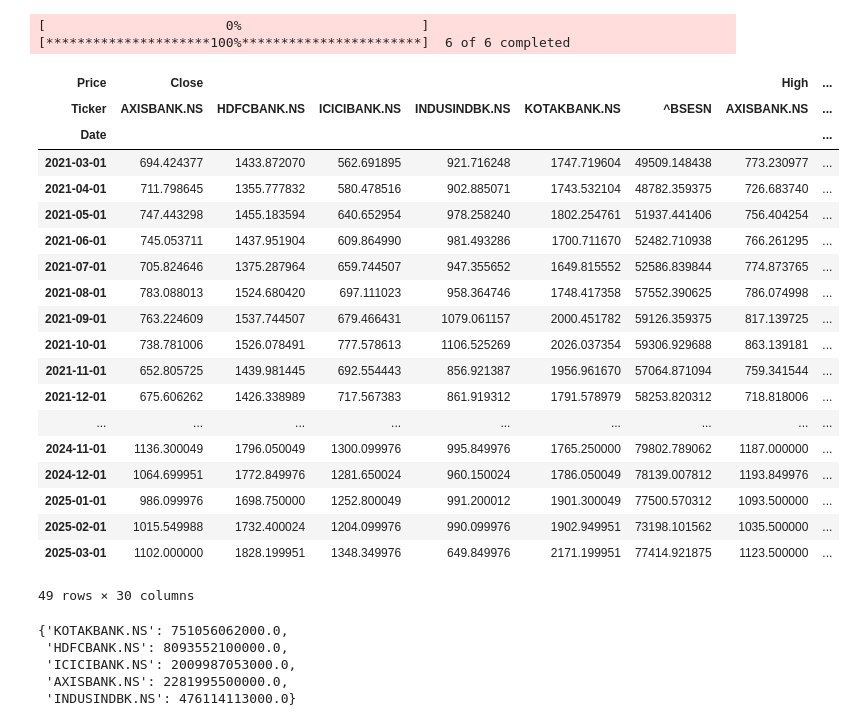
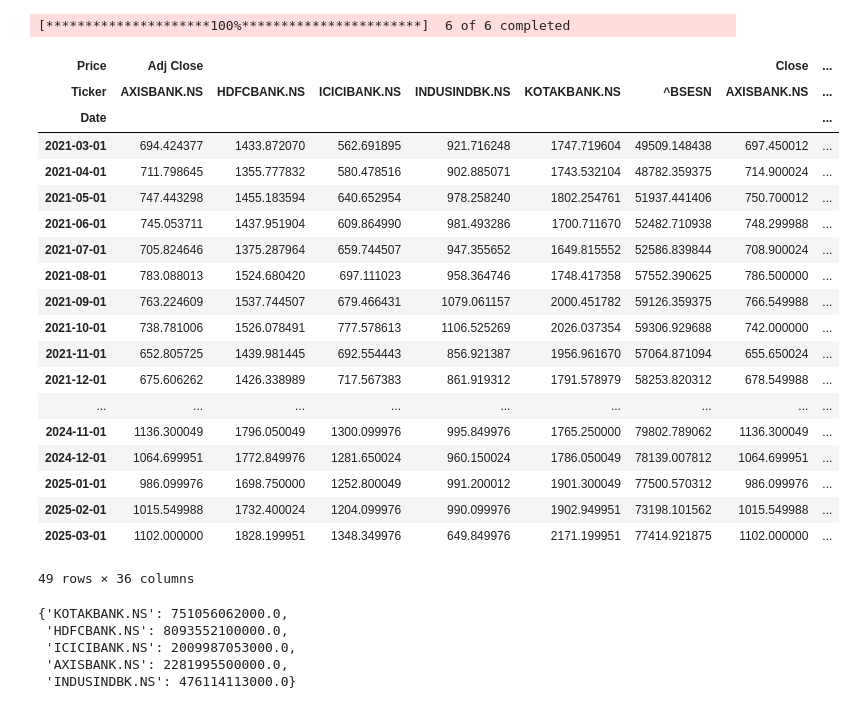
Before and after one commit to Rishi-Bharadwaj/Applied-AI-in-Finance, a Jupyter notebook: FM/fm.ipynb, the cells around one changed output. Drawn from its saved outputs; the diff is of its cells as text; code cells hidden in the pictures.

```diff
--- a/FM/fm.ipynb
+++ b/FM/fm.ipynb
@@ -1,41 +1,41 @@
 # %%
 import pandas as pd
 import numpy as np
 import yfinance as yf
 import matplotlib.pyplot as plt
 import statsmodels.api as sm
 import warnings
 from sklearn.linear_model import LinearRegression
 warnings.filterwarnings('ignore')
-
+tax_rate=0.25
 risk_free_rate=.0687
 tickers = ['^BSESN','KOTAKBANK.NS', 'HDFCBANK.NS', 'ICICIBANK.NS', 'AXISBANK.NS' ,'INDUSINDBK.NS']
 start_date = "2021-03-01"
 end_date = "2025-3-31"
-data = yf.download(tickers, start=start_date, end=end_date,threads=False,interval='1mo')
+data = yf.download(tickers, start=start_date, end=end_date,threads=False,interval='1mo',auto_adjust=False)
 data
 # %% [output]
-[                       0%                       ][*********************100%***********************]  6 of 6 completed
+[*********************100%***********************]  6 of 6 completed
-| Price | Close |  |  |  |  |  | High | ... |
+| Price | Adj Close |  |  |  |  |  | Close | ... |
 | Ticker | AXISBANK.NS | HDFCBANK.NS | ICICIBANK.NS | INDUSINDBK.NS | KOTAKBANK.NS | ^BSESN | AXISBANK.NS | ... |
 | Date |  |  |  |  |  |  |  | ... |
-| 2021-03-01 | 694.424377 | 1433.872070 | 562.691895 | 921.716248 | 1747.719604 | 49509.148438 | 773.230977 | ... |
-| 2021-04-01 | 711.798645 | 1355.777832 | 580.478516 | 902.885071 | 1743.532104 | 48782.359375 | 726.683740 | ... |
-| 2021-05-01 | 747.443298 | 1455.183594 | 640.652954 | 978.258240 | 1802.254761 | 51937.441406 | 756.404254 | ... |
-| 2021-06-01 | 745.053711 | 1437.951904 | 609.864990 | 981.493286 | 1700.711670 | 52482.710938 | 766.261295 | ... |
-| 2021-07-01 | 705.824646 | 1375.287964 | 659.744507 | 947.355652 | 1649.815552 | 52586.839844 | 774.873765 | ... |
-| 2021-08-01 | 783.088013 | 1524.680420 | 697.111023 | 958.364746 | 1748.417358 | 57552.390625 | 786.074998 | ... |
-| 2021-09-01 | 763.224609 | 1537.744507 | 679.466431 | 1079.061157 | 2000.451782 | 59126.359375 | 817.139725 | ... |
-| 2021-10-01 | 738.781006 | 1526.078491 | 777.578613 | 1106.525269 | 2026.037354 | 59306.929688 | 863.139181 | ... |
-| 2021-11-01 | 652.805725 | 1439.981445 | 692.554443 | 856.921387 | 1956.961670 | 57064.871094 | 759.341544 | ... |
-| 2021-12-01 | 675.606262 | 1426.338989 | 717.567383 | 861.919312 | 1791.578979 | 58253.820312 | 718.818006 | ... |
+| 2021-03-01 | 694.424377 | 1433.872070 | 562.691895 | 921.716248 | 1747.719604 | 49509.148438 | 697.450012 | ... |
+| 2021-04-01 | 711.798645 | 1355.777832 | 580.478516 | 902.885071 | 1743.532104 | 48782.359375 | 714.900024 | ... |
+| 2021-05-01 | 747.443298 | 1455.183594 | 640.652954 | 978.258240 | 1802.254761 | 51937.441406 | 750.700012 | ... |
+| 2021-06-01 | 745.053711 | 1437.951904 | 609.864990 | 981.493286 | 1700.711670 | 52482.710938 | 748.299988 | ... |
+| 2021-07-01 | 705.824646 | 1375.287964 | 659.744507 | 947.355652 | 1649.815552 | 52586.839844 | 708.900024 | ... |
+| 2021-08-01 | 783.088013 | 1524.680420 | 697.111023 | 958.364746 | 1748.417358 | 57552.390625 | 786.500000 | ... |
+| 2021-09-01 | 763.224609 | 1537.744507 | 679.466431 | 1079.061157 | 2000.451782 | 59126.359375 | 766.549988 | ... |
+| 2021-10-01 | 738.781006 | 1526.078491 | 777.578613 | 1106.525269 | 2026.037354 | 59306.929688 | 742.000000 | ... |
+| 2021-11-01 | 652.805725 | 1439.981445 | 692.554443 | 856.921387 | 1956.961670 | 57064.871094 | 655.650024 | ... |
+| 2021-12-01 | 675.606262 | 1426.338989 | 717.567383 | 861.919312 | 1791.578979 | 58253.820312 | 678.549988 | ... |
 | ... | ... | ... | ... | ... | ... | ... | ... | ... |
-| 2024-11-01 | 1136.300049 | 1796.050049 | 1300.099976 | 995.849976 | 1765.250000 | 79802.789062 | 1187.000000 | ... |
-| 2024-12-01 | 1064.699951 | 1772.849976 | 1281.650024 | 960.150024 | 1786.050049 | 78139.007812 | 1193.849976 | ... |
-| 2025-01-01 | 986.099976 | 1698.750000 | 1252.800049 | 991.200012 | 1901.300049 | 77500.570312 | 1093.500000 | ... |
-| 2025-02-01 | 1015.549988 | 1732.400024 | 1204.099976 | 990.099976 | 1902.949951 | 73198.101562 | 1035.500000 | ... |
-| 2025-03-01 | 1102.000000 | 1828.199951 | 1348.349976 | 649.849976 | 2171.199951 | 77414.921875 | 1123.500000 | ... |
+| 2024-11-01 | 1136.300049 | 1796.050049 | 1300.099976 | 995.849976 | 1765.250000 | 79802.789062 | 1136.300049 | ... |
+| 2024-12-01 | 1064.699951 | 1772.849976 | 1281.650024 | 960.150024 | 1786.050049 | 78139.007812 | 1064.699951 | ... |
+| 2025-01-01 | 986.099976 | 1698.750000 | 1252.800049 | 991.200012 | 1901.300049 | 77500.570312 | 986.099976 | ... |
+| 2025-02-01 | 1015.549988 | 1732.400024 | 1204.099976 | 990.099976 | 1902.949951 | 73198.101562 | 1015.549988 | ... |
+| 2025-03-01 | 1102.000000 | 1828.199951 | 1348.349976 | 649.849976 | 2171.199951 | 77414.921875 | 1102.000000 | ... |
-49 rows × 30 columns
+49 rows × 36 columns
 # %%
 balancesheets={}
 for t in tickers[1:]:
```
Also changed, not shown: parts of 8 cells of this notebook, 1 other file.
